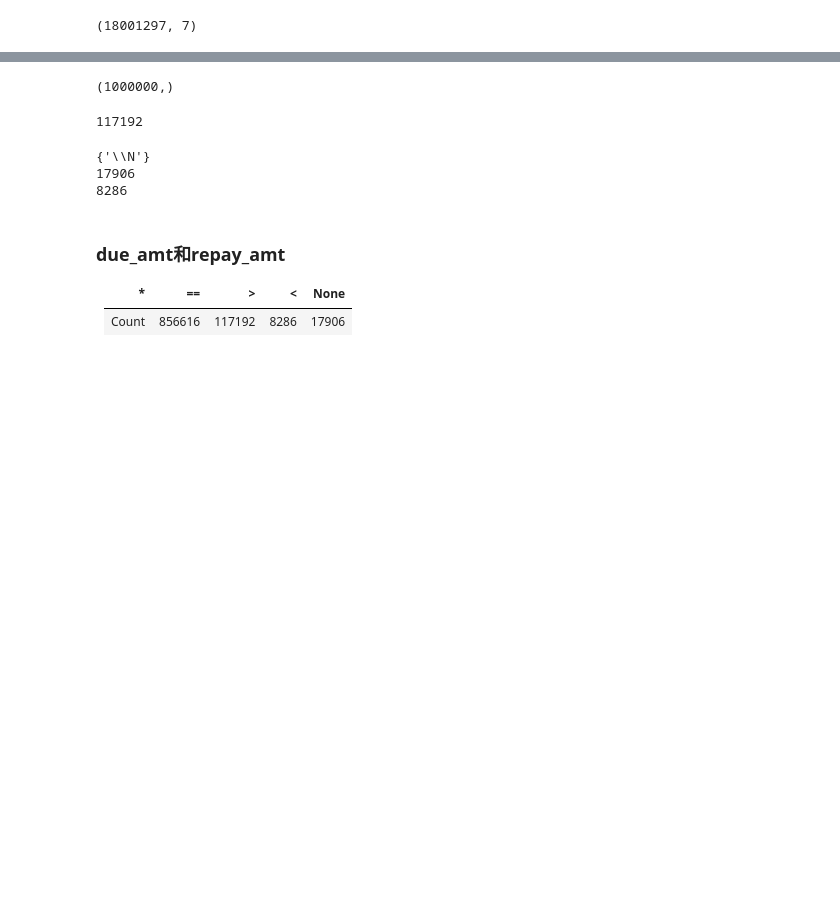
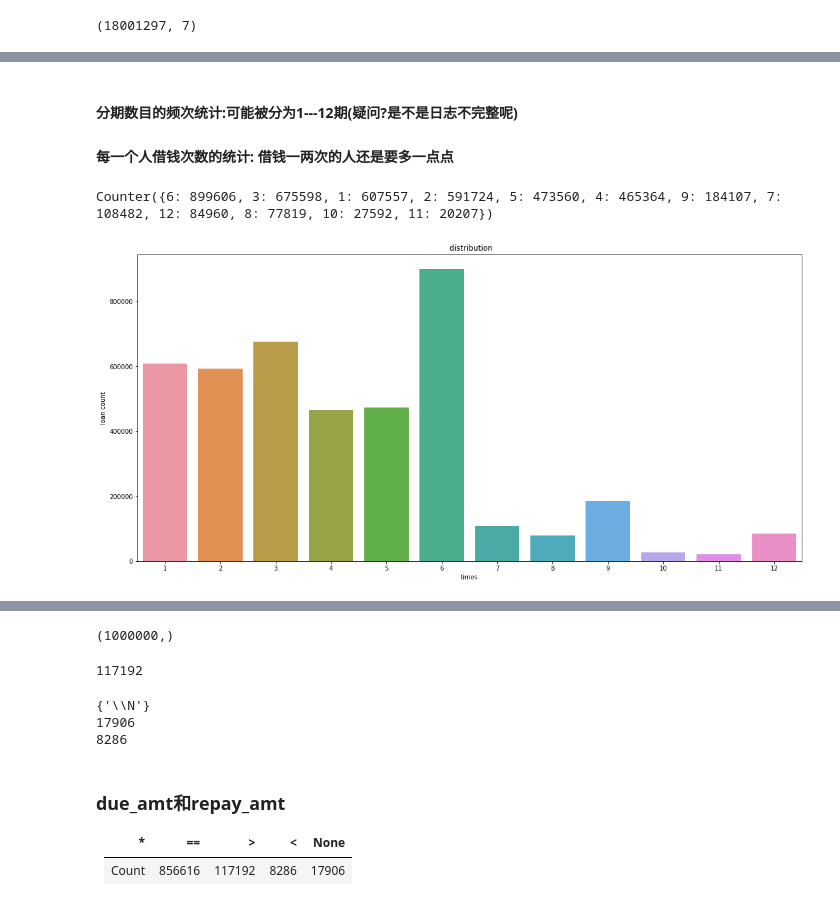
Before and after one commit to damaoguo/PaiPaiDai, a Jupyter notebook: EDA/DataOverview.ipynb, the cells around one changed output, grey strips where cells are left out. Saved outputs shown, nothing was run; the diff lists cells and outputs as text; code cells hidden in the pictures; blank space fills up the shorter version.

```diff
--- a/EDA/DataOverview.ipynb
+++ b/EDA/DataOverview.ipynb
@@ -296,0 +340,23 @@ user_repay_logs.head(10)
+# %% [markdown]
+#### 分期数目的频次统计:可能被分为1---12期(疑问?是不是日志不完整呢)
+#### 每一个人借钱次数的统计: 借钱一两次的人还是要多一点点
+# %%
+# 分期数目的统计
+listing_id_count = user_repay_logs['listing_id'].value_counts().sort_values(ascending=False)
+counter = Counter(listing_id_count)
+print(counter)
+
+x=[]
+y=[]
+for k,v in counter.items():
+    x.append(k)
+    y.append(v)
+fig, ax = plt.subplots(figsize=(19,9))
+sns.barplot(x,y, ax=ax)
+ax.set(xlabel= 'times',
+       ylabel = 'loan count',
+       title = " distribution")
+plt.show()
+# %% [output]
+Counter({6: 899606, 3: 675598, 1: 607557, 2: 591724, 5: 473560, 4: 465364, 9: 184107, 7: 108482, 12: 84960, 8: 77819, 10: 27592, 11: 20207})
+[figure, added]
```
Also changed, not shown: parts of 31 cells of this notebook, 1 other file.
